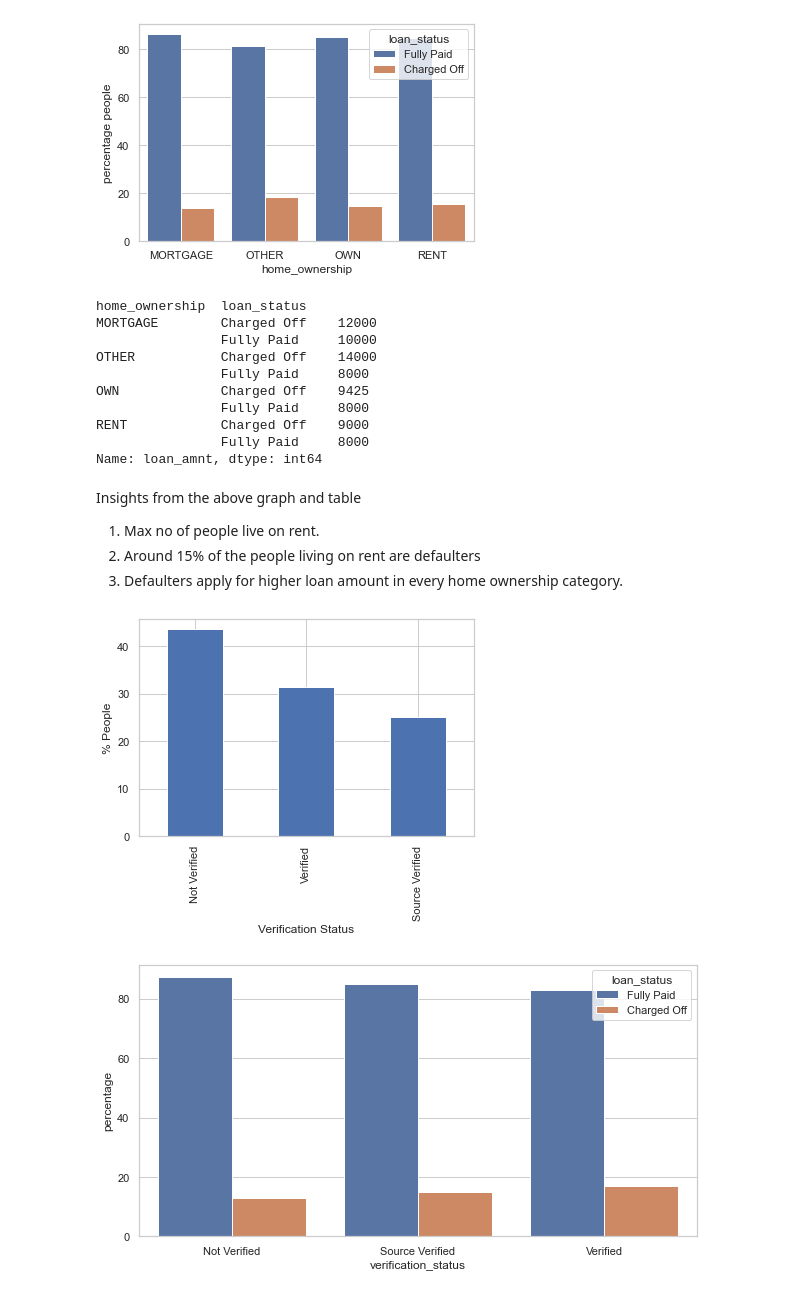
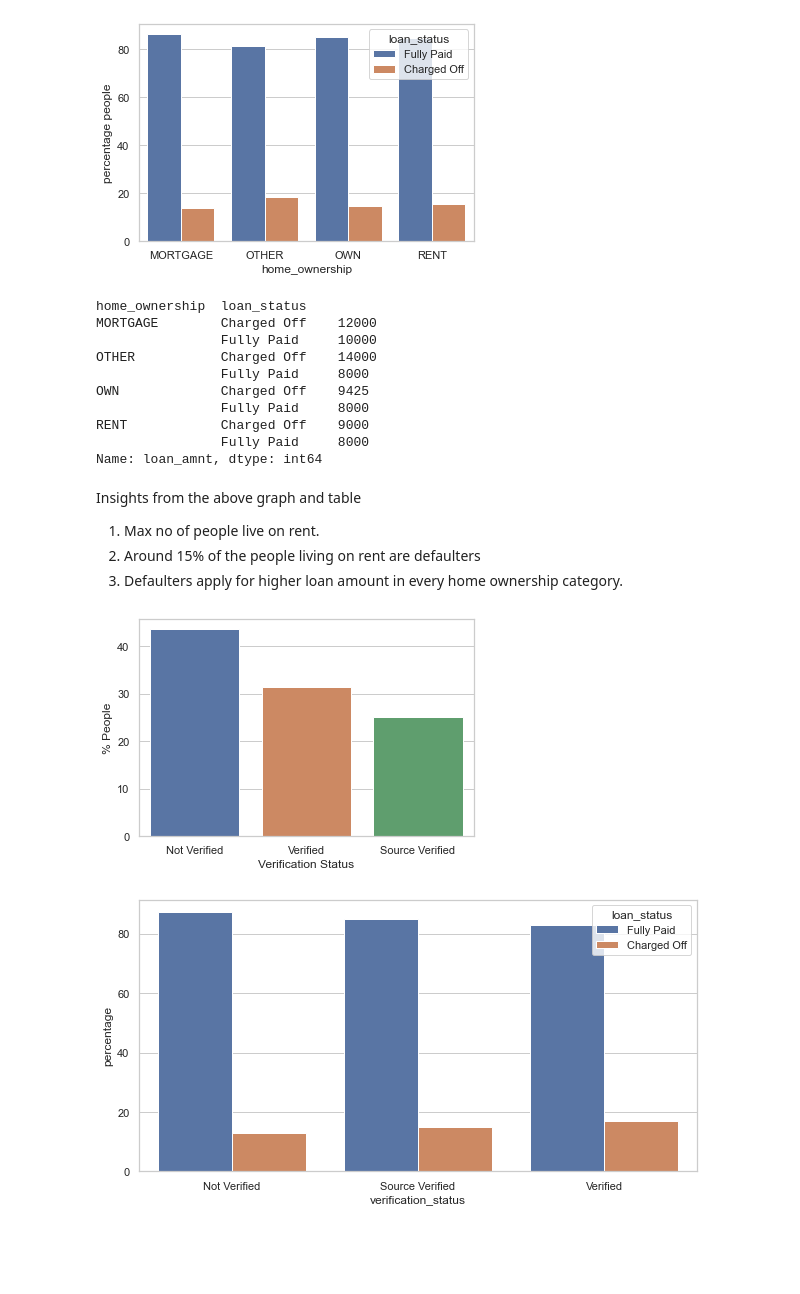
Before and after one commit to Harshulagarwal/LendingClubCaseStudy, a Jupyter notebook: LENDING_CLUB_CASE_STUDY.ipynb, the cells around one changed output. Cells and saved outputs as stored; diff of their text form; code cells hidden in the pictures; blank space fills up the shorter version.

```diff
--- a/LENDING_CLUB_CASE_STUDY.ipynb
+++ b/LENDING_CLUB_CASE_STUDY.ipynb
@@ -591,29 +593,30 @@ p = sns.barplot(x='home_ownership', y="percentage people", hue="loan_status", da
 plt.show()
 # %% [output]
 [figure]
-# %%
-loan.groupby(['home_ownership','loan_status'])['loan_amnt'].median()
-# %% [output]
-home_ownership  loan_status
-MORTGAGE        Charged Off    12000
-                Fully Paid     10000
-OTHER           Charged Off    14000
-                Fully Paid     8000
-OWN             Charged Off    9425
-                Fully Paid     8000
-RENT            Charged Off    9000
-                Fully Paid     8000
-Name: loan_amnt, dtype: int64
+# %%
+loan.groupby(['home_ownership','loan_status'])['loan_amnt'].median()
+# %% [output]
+home_ownership  loan_status
+MORTGAGE        Charged Off    12000
+                Fully Paid     10000
+OTHER           Charged Off    14000
+                Fully Paid     8000
+OWN             Charged Off    9425
+                Fully Paid     8000
+RENT            Charged Off    9000
+                Fully Paid     8000
+Name: loan_amnt, dtype: int64
 # %% [markdown]
 Insights from the above graph and table
 1. Max no of people live on rent.
 2. Around 15% of the people living on rent are defaulters
 3. Defaulters apply for higher loan amount in every home ownership category.
 # %%
-(loan['verification_status'].value_counts(1)*100).plot.bar(xlabel = 'Verification Status' ,ylabel = '% People')
+p = sns.barplot(loan['verification_status'].value_counts(1).index, (loan['verification_status'].value_counts(1)*100).values)
+p.set(xlabel = 'Verification Status' ,ylabel = '% People' )
 plt.show()
 # %% [output]
-[figure, old version]
+[figure, new version]
 # %%
 verification_status_counts = (loan.groupby('verification_status')['loan_status']
                      .value_counts(normalize=True)
```
Also changed, not shown: parts of 69 cells of this notebook.
